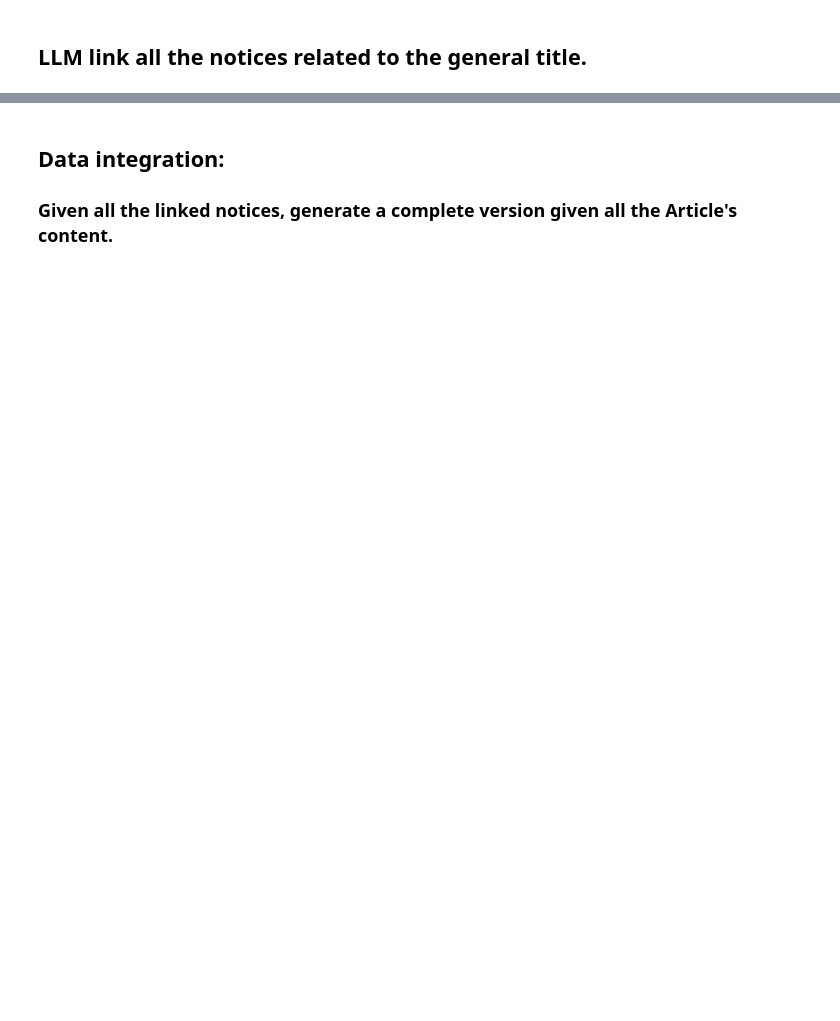
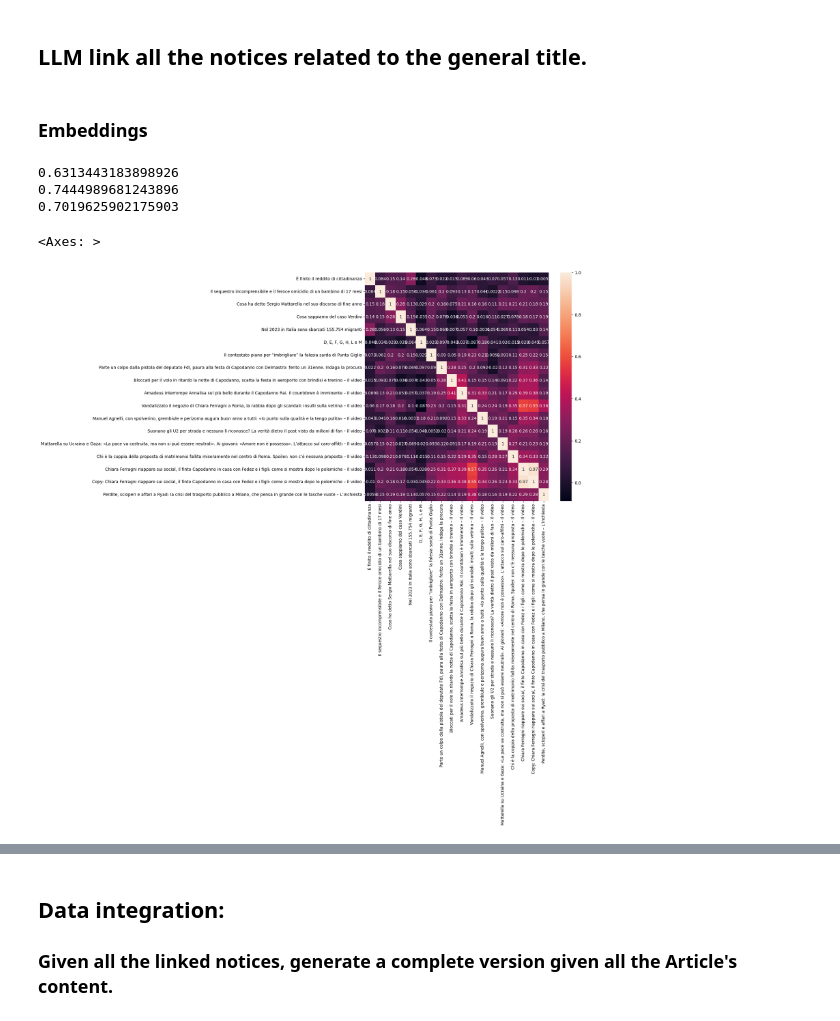
Before and after one commit to alexcalabrese/datamanagement_project, a Jupyter notebook: scraper.ipynb, the cells around one changed output, grey strips where cells are left out. Drawn from its saved outputs; the diff is of its cells as text; code cells hidden in the pictures; blank space fills up the shorter version.

```diff
--- a/scraper.ipynb
+++ b/scraper.ipynb
@@ -111,0 +323,4 @@ df
+# %%
+# TODO: CHECK
+# remove the last row in the dataframe
+df_antonio = df_antonio.iloc[:-1]
@@ -112,3 +353,11 @@ df
+# %%
+# Find the common columns
+common_columns = df.columns.intersection(df_antonio.columns)
+
+# Merge the dataframes on the common columns
+concat_df = pd.merge(df[common_columns], df_antonio[common_columns], how='outer')
+
+df = concat_df
 # %% [markdown]
 # Link same news:
 ## LLM generalize the notice given all the titles for each source (e.g. war in Romania);
@@ -342,8 +601,8 @@ df
 # %%
 # convert the tags column to a string
-df['tags'] = df['tags'].apply(lambda x: ', '.join(x))
+# df['tags'] = df['tags'].apply(lambda x: ', '.join(x))
 
 # add a duplicated row
-df = df.append(df.iloc[0], ignore_index=True)
+# df = df.append(df.iloc[0], ignore_index=True)
 df
 # %% [output]
@@ -365,2 +626,17 @@ df
 # %% [markdown]
 ## LLM link all the notices related to the general title.
+# %% [markdown]
+### Embeddings
+# %%
+# Import TensorFlow and TensorFlow Hub
+import tensorflow as tf
+import tensorflow_hub as hub
+import tensorflow_text as text
+import numpy as np
+import sklearn
+import sklearn.metrics as sk_metrics
+import sklearn.metrics.pairwise as sk_pairwise
+
+# Load the universal sentence encoder multilingual module
+module_url = 'https://tfhub.dev/google/universal-sentence-encoder-multilingual/3'
+model = hub.load(module_url)
@@ -366,0 +762,22 @@ df
+# %%
+print(similarity_text('bello', 'cane'))
+print(similarity_text('bello', 'brutto'))
+print(similarity_text('bello', 'bello asdfadf e'))
+# %% [output]
+0.6313443183898926
+0.7444989681243896
+0.7019625902175903
+# %%
+import seaborn as sns
+import matplotlib.pyplot as plt
+
+# Compute the similarity matrix for the titles of the articles
+titles = df['title'].values.tolist()
+similarity_matrix_titles = similarity_matrix(titles)
+
+# Plot the similarity matrix
+plt.figure(figsize=(10, 10))
+sns.heatmap(similarity_matrix_titles, annot=True, xticklabels=titles, yticklabels=titles)
+# %% [output]
+<Axes: >
+[figure, added]
```
Also changed, not shown: parts of 52 cells of this notebook.
